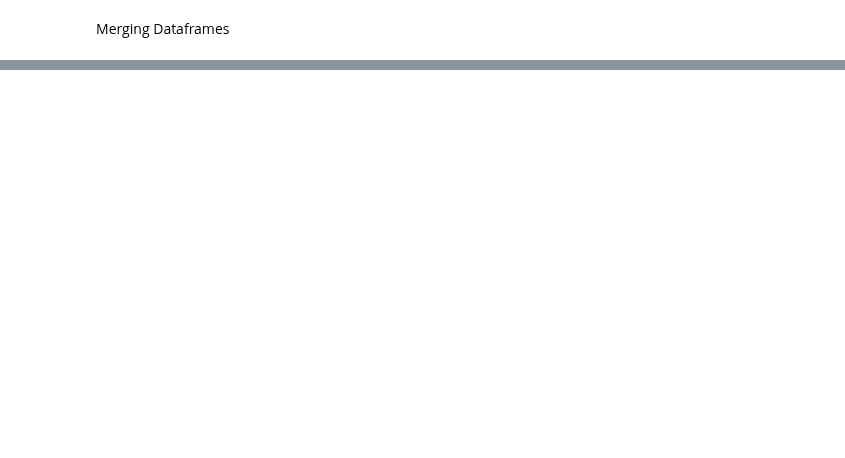
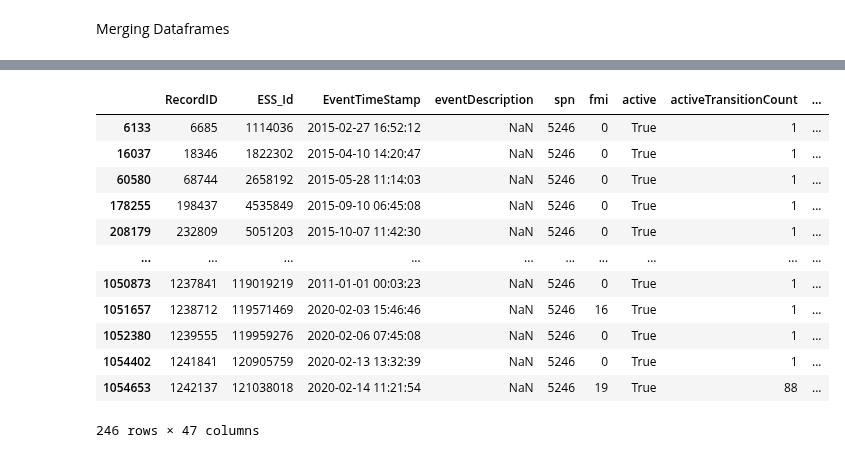
Before and after one commit to KagonDeans/big-g-ml-convoy, a Jupyter notebook: notebooks/kd_transformation_bg.ipynb, the cells around one changed output, grey strips where cells are left out. Drawn from its saved outputs; the diff is of its cells as text; code cells hidden in the pictures; blank space fills up the shorter version.

```diff
--- a/notebooks/kd_transformation_bg.ipynb
+++ b/notebooks/kd_transformation_bg.ipynb
@@ -77,4 +99,4 @@ faults['event_dayname'] = faults['EventTimeStamp'].dt.day_name()
 faults['event_hour'] = faults['EventTimeStamp'].dt.hour
 faults['event_time_quadrant'] = faults['EventTimeStamp'].dt.hour // 4
 # %%
-faults['RecordID'] = faults[['RecordID', '']].astype(str)
+faults['RecordID'] = faults[['RecordID']].astype(str)
@@ -159,0 +176,16 @@ diagnostics_drop
+# %%
+diagnostics_drop[diagnostics_drop['spn'] == '5246']
+# %% [output]
+|  | RecordID | ESS_Id | EventTimeStamp | eventDescription | spn | fmi | active | activeTransitionCount | ... |
+| 6133 | 6685 | 1114036 | 2015-02-27 16:52:12 | NaN | 5246 | 0 | True | 1 | ... |
+| 16037 | 18346 | 1822302 | 2015-04-10 14:20:47 | NaN | 5246 | 0 | True | 1 | ... |
+| 60580 | 68744 | 2658192 | 2015-05-28 11:14:03 | NaN | 5246 | 0 | True | 1 | ... |
+| 178255 | 198437 | 4535849 | 2015-09-10 06:45:08 | NaN | 5246 | 0 | True | 1 | ... |
+| 208179 | 232809 | 5051203 | 2015-10-07 11:42:30 | NaN | 5246 | 0 | True | 1 | ... |
+| ... | ... | ... | ... | ... | ... | ... | ... | ... | ... |
+| 1050873 | 1237841 | 119019219 | 2011-01-01 00:03:23 | NaN | 5246 | 0 | True | 1 | ... |
+| 1051657 | 1238712 | 119571469 | 2020-02-03 15:46:46 | NaN | 5246 | 16 | True | 1 | ... |
+| 1052380 | 1239555 | 119959276 | 2020-02-06 07:45:08 | NaN | 5246 | 0 | True | 1 | ... |
+| 1054402 | 1241841 | 120905759 | 2020-02-13 13:32:39 | NaN | 5246 | 0 | True | 1 | ... |
+| 1054653 | 1242137 | 121038018 | 2020-02-14 11:21:54 | NaN | 5246 | 19 | True | 88 | ... |
+246 rows × 47 columns
```
Also changed, not shown: parts of 28 cells of this notebook.
